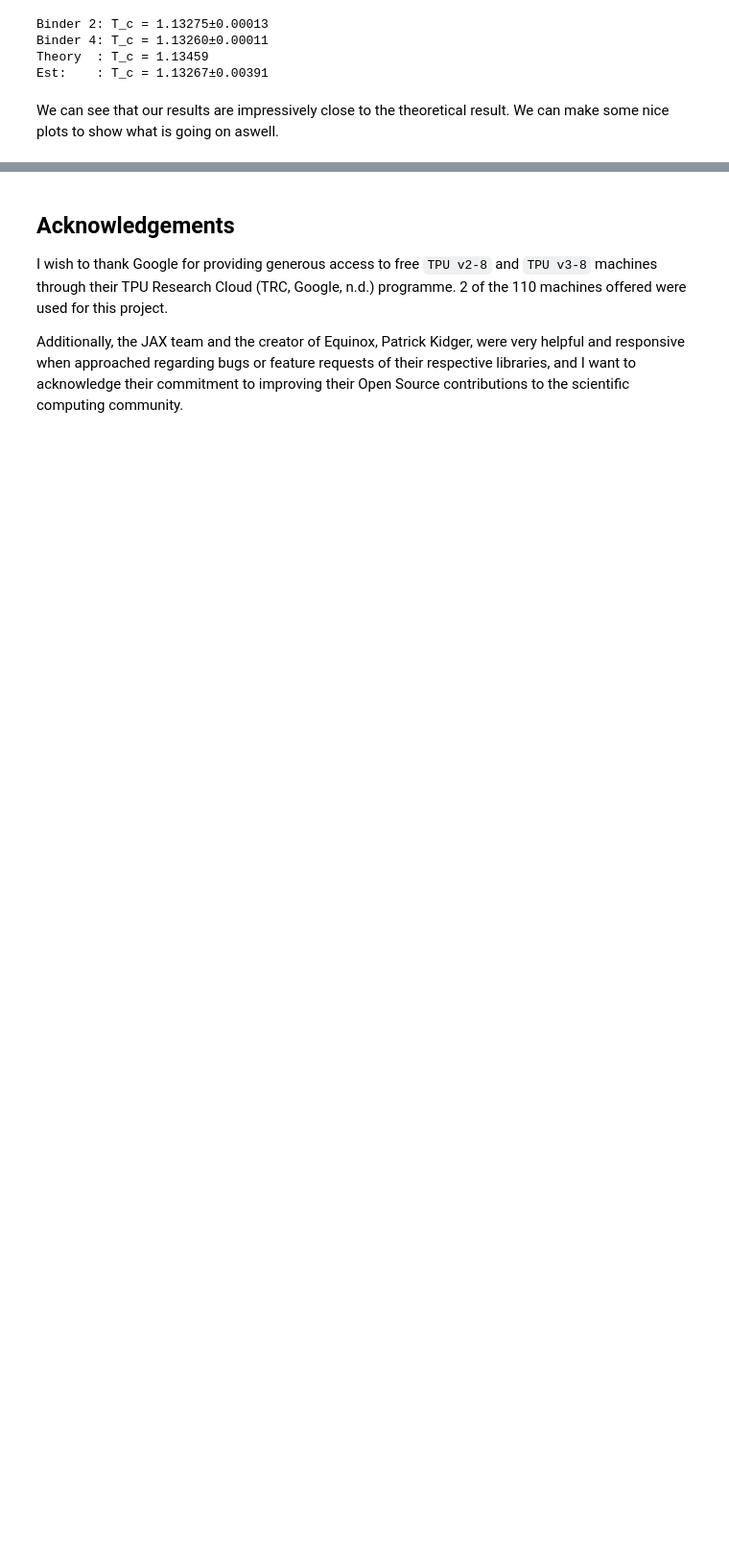
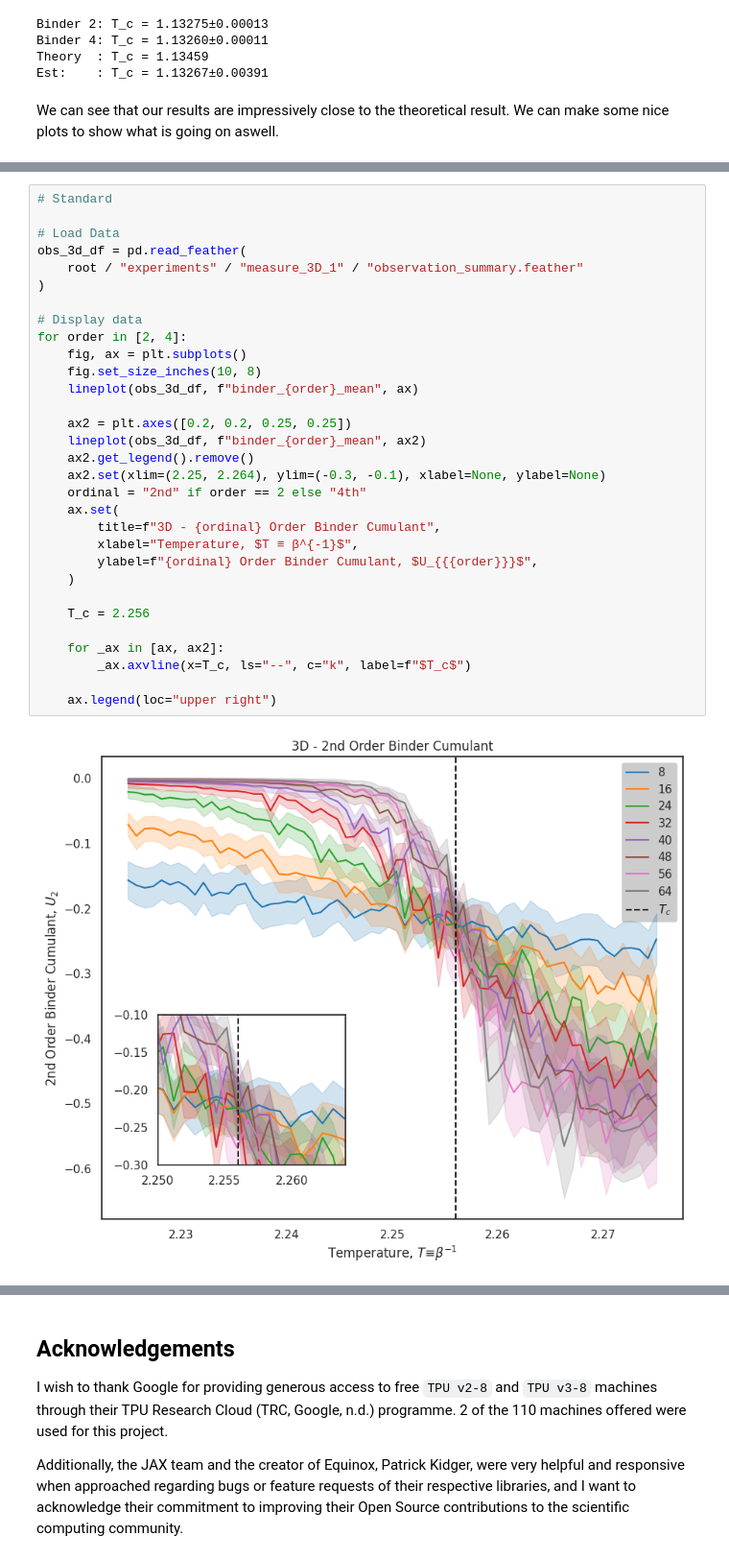
Before and after one commit to JeppeKlitgaard/Jackpot, a Jupyter notebook: report.ipynb, the cells around one changed output, grey strips where cells are left out. Shown at 96% size. Drawn from its saved outputs; the diff is of its cells as text; blank space fills up the shorter version.

```diff
--- a/report.ipynb
+++ b/report.ipynb
@@ -1770,0 +1794,33 @@ $$
+# %%
+# Standard
+
+# Load Data
+obs_3d_df = pd.read_feather(
+    root / "experiments" / "measure_3D_1" / "observation_summary.feather"
+)
+
+# Display data
+for order in [2, 4]:
+    fig, ax = plt.subplots()
+    fig.set_size_inches(10, 8)
+    lineplot(obs_3d_df, f"binder_{order}_mean", ax)
+
+    ax2 = plt.axes([0.2, 0.2, 0.25, 0.25])
+    lineplot(obs_3d_df, f"binder_{order}_mean", ax2)
+    ax2.get_legend().remove()
+    ax2.set(xlim=(2.25, 2.264), ylim=(-0.3, -0.1), xlabel=None, ylabel=None)
+    ordinal = "2nd" if order == 2 else "4th"
+    ax.set(
+        title=f"3D - {ordinal} Order Binder Cumulant",
+        xlabel="Temperature, $T ≡ β^{-1}$",
+        ylabel=f"{ordinal} Order Binder Cumulant, $U_{{{order}}}$",
+    )
+
+    T_c = 2.256
+
+    for _ax in [ax, ax2]:
+        _ax.axvline(x=T_c, ls="--", c="k", label=f"$T_c$")
+
+    ax.legend(loc="upper right")
+# %% [output]
+[figure, added]
```
Also changed, not shown: parts of 10 cells of this notebook, 1 other file.
